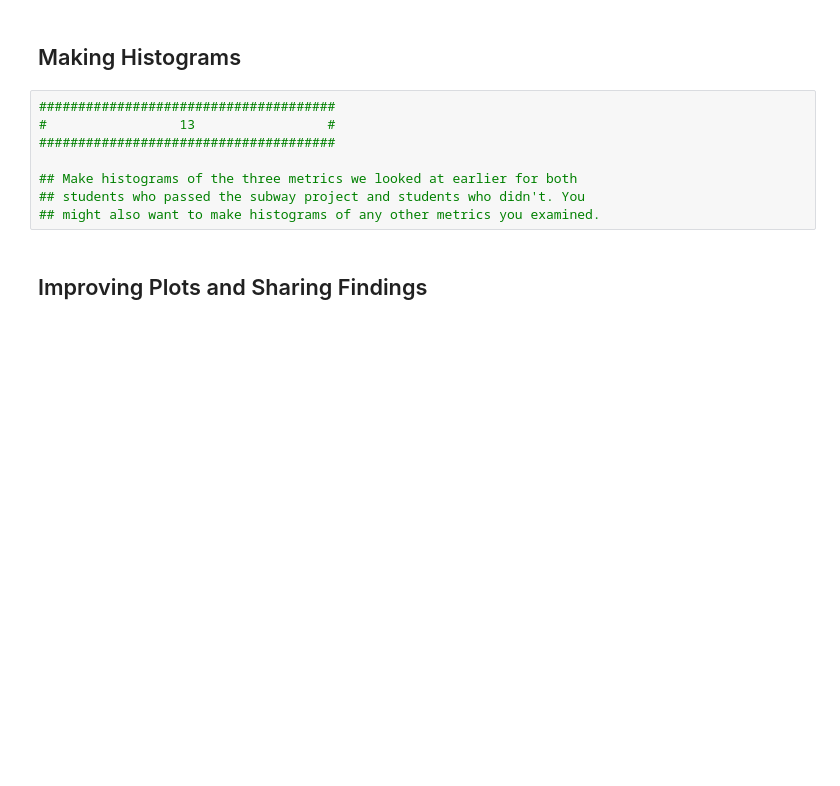
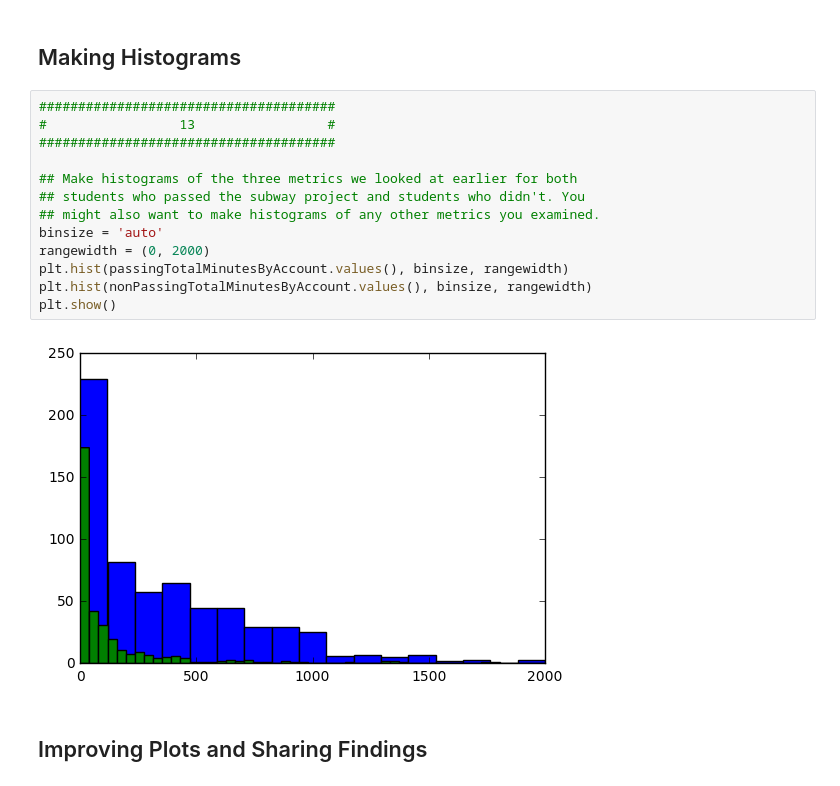
Before and after one commit to deCHN/DA-P2, a Jupyter notebook: L1_Starter_Code.ipynb, the cells around one changed output. Saved outputs shown, nothing was run; the diff lists cells and outputs as text; blank space fills up the shorter version.

```diff
--- a/L1_Starter_Code.ipynb
+++ b/L1_Starter_Code.ipynb
@@ -497,11 +598,18 @@ SyntaxError: invalid syntax (<ipython-input-65-8e3a81c66922>, line 12)
 # %%
 ######################################
 #                 13                 #
 ######################################
 
 ## Make histograms of the three metrics we looked at earlier for both
 ## students who passed the subway project and students who didn't. You
 ## might also want to make histograms of any other metrics you examined.
+binsize = 'auto'
+rangewidth = (0, 2000)
+plt.hist(passingTotalMinutesByAccount.values(), binsize, rangewidth)
+plt.hist(nonPassingTotalMinutesByAccount.values(), binsize, rangewidth)
+plt.show()
+# %% [output]
+[figure, added]
 # %% [markdown]
 ## Improving Plots and Sharing Findings
 # %%
```
Also changed, not shown: parts of 5 cells of this notebook.
